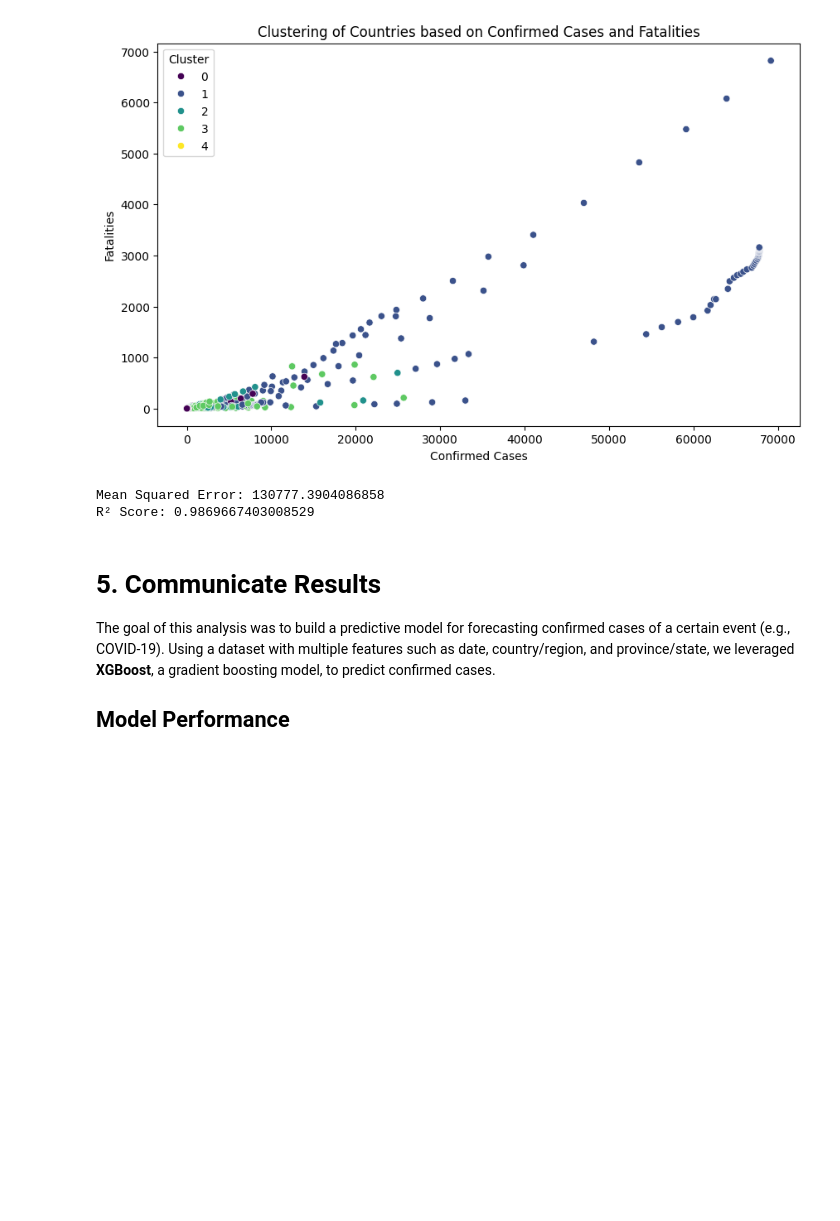
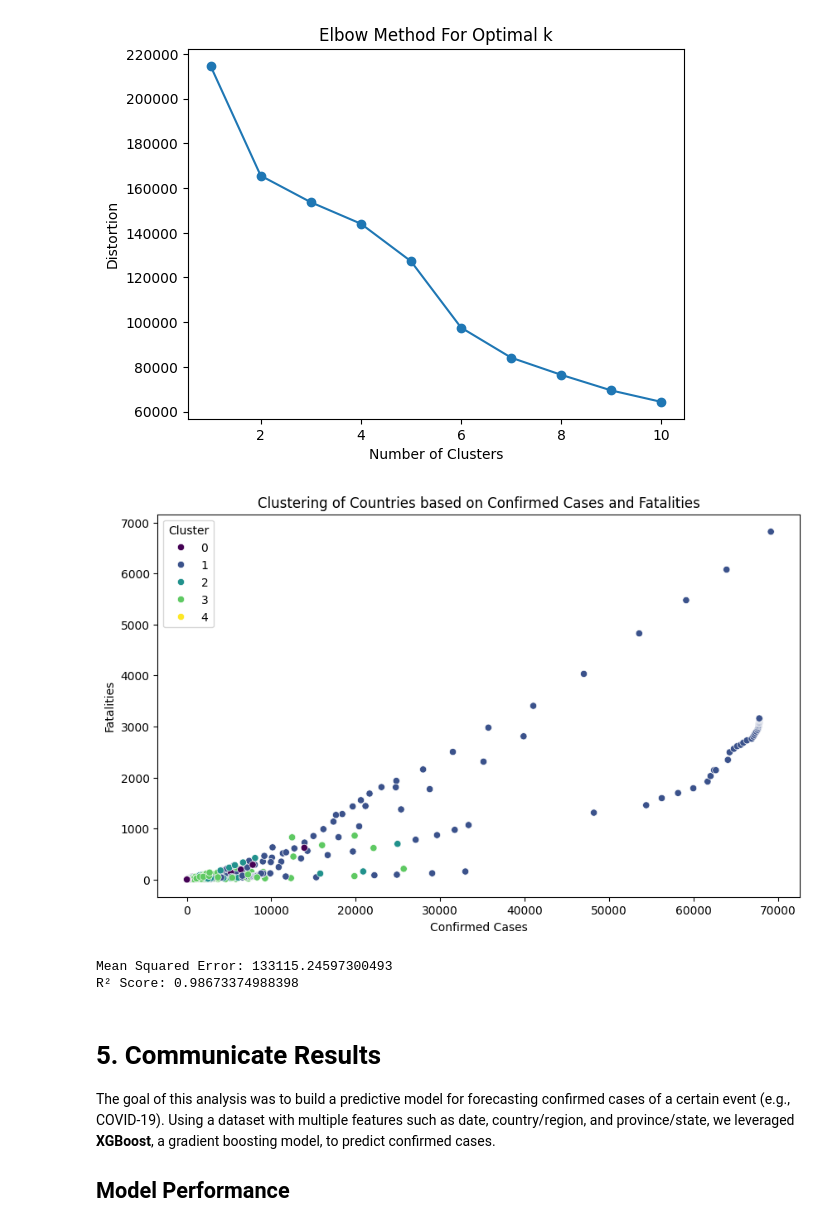
Before and after one commit to Abdelhai1/simple-regression-for-covid-analysis, a Jupyter notebook: fds_project.ipynb, the cells around one changed output. Drawn from its saved outputs; the diff is of its cells as text; code cells hidden in the pictures; blank space fills up the shorter version.

```diff
--- a/fds_project.ipynb
+++ b/fds_project.ipynb
@@ -180,15 +290,33 @@ plt.show()
 [figure]
 # %%
 # 4. Data modeling
-#Clustering (K-means)
+# Clustering (K-means)
 # Select relevant features for clustering
 df_clustering = df[['ConfirmedCases', 'Fatalities', 'temp', 'min', 'max', 'stp', 'slp', 'dewp', 'rh', 'ah', 'wdsp', 'prcp']]
 
+# Handle missing values by imputing with the mean
+imputer = SimpleImputer(strategy='mean')
+df_clustering_imputed = imputer.fit_transform(df_clustering)
+
 # Scale the features
 scaler = StandardScaler()
-df_scaled = scaler.fit_transform(df_clustering)
+df_scaled = scaler.fit_transform(df_clustering_imputed)
 
-# Apply K-means clustering (let's assume 5 clusters for this example)
+# Elbow method to find optimal number of clusters
+distortions = []
+for k in range(1, 11):
+    kmeans = KMeans(n_clusters=k, random_state=42)
+    kmeans.fit(df_scaled)
+    distortions.append(kmeans.inertia_)
+
+# Plot the elbow curve
+plt.plot(range(1, 11), distortions, marker='o')
+plt.title('Elbow Method For Optimal k')
+plt.xlabel('Number of Clusters')
+plt.ylabel('Distortion')
+plt.show()
+
+# Apply K-means clustering with the selected number of clusters (example uses 5 clusters)
 kmeans = KMeans(n_clusters=5, random_state=42)
 df['Cluster'] = kmeans.fit_predict(df_scaled)
 
@@ -205,38 +333,39 @@ df['Date'] = pd.to_datetime(df['Date'])
 df['DayOfYear'] = df['Date'].dt.dayofyear  # Extract day of the year
 
 # Encode categorical features
+from sklearn.preprocessing import LabelEncoder
 label_encoder = LabelEncoder()
 df['Country/Region'] = label_encoder.fit_transform(df['Country/Region'])
 
 # Apply label encoding to the 'Province/State' column
-label_encoder = LabelEncoder()
 df['Province/State'] = label_encoder.fit_transform(df['Province/State'])
 
-# Now, split the data into features (X) and target (y)
+# Split the data into features (X) and target (y)
 X = df.drop(columns=['ConfirmedCases', 'Date'])  # Exclude the target column and Date
 y = df['ConfirmedCases']  # Assuming 'ConfirmedCases' is your target variable
 
 # Split the data into training and testing sets
 X_train, X_test, y_train, y_test = train_test_split(X, y, test_size=0.2, random_state=42)
 
 # Instantiate and train the XGBoost regressor
 model = xgb.XGBRegressor(objective='reg:squarederror', n_estimators=100, max_depth=6, learning_rate=0.1)
 model.fit(X_train, y_train)
 
 # Make predictions
 y_pred = model.predict(X_test)
 
 # Evaluate the model using MSE and R² score
 mse = mean_squared_error(y_test, y_pred)
 r2 = r2_score(y_test, y_pred)
 
 # Output the results
 print(f"Mean Squared Error: {mse}")
 print(f"R² Score: {r2}")
 # %% [output]
-[figure, old version]
+[figure, new version]
+[figure, added]
-Mean Squared Error: 130777.3904086858
-R² Score: 0.9869667403008529
+Mean Squared Error: 133115.24597300493
+R² Score: 0.98673374988398
 # %% [markdown]
 # 5. Communicate Results
 
```
Also changed, not shown: parts of 4 cells of this notebook, 1 other file.
